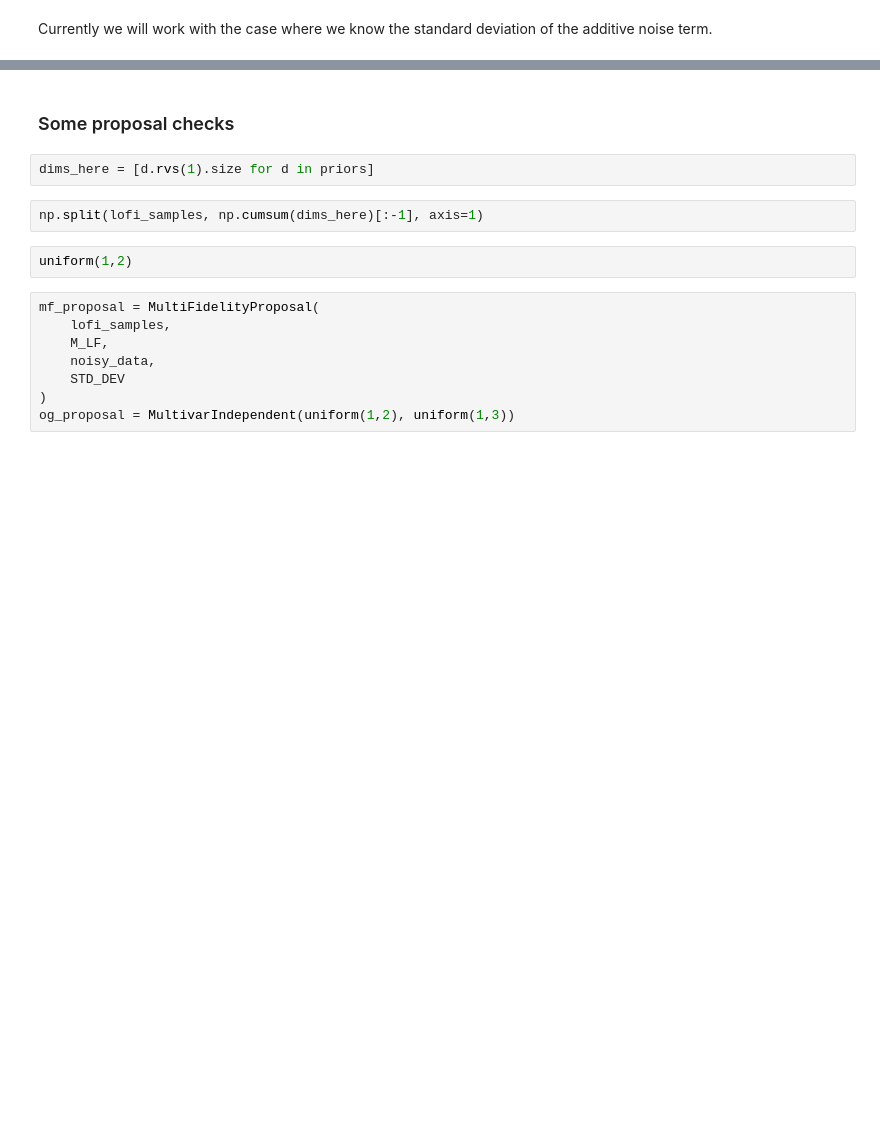
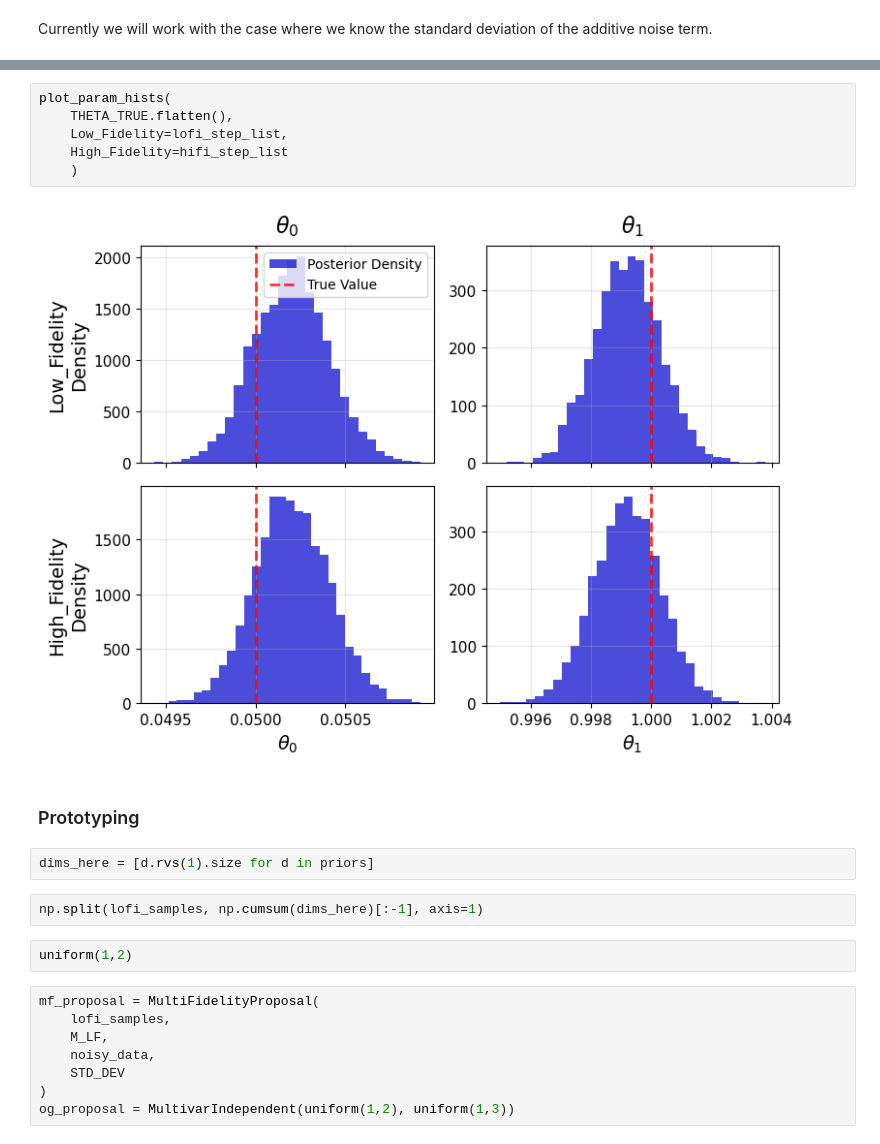
Before and after one commit to nasa/SMCPy, a Jupyter notebook: examples/mfmc/mfmc_dev_testing.ipynb, the cells around one changed output, grey strips where cells are left out. Cells and saved outputs as stored; diff of their text form; blank space fills up the shorter version.

```diff
--- a/examples/mfmc/mfmc_dev_testing.ipynb
+++ b/examples/mfmc/mfmc_dev_testing.ipynb
@@ -71,5 +285,13 @@ prop_phi_list = smc.phi_sequence
+# %%
+plot_param_hists(
+    THETA_TRUE.flatten(),
+    Low_Fidelity=lofi_step_list,
+    High_Fidelity=hifi_step_list
+    )
+# %% [output]
+[figure, added]
 # %% [markdown]
-### Some proposal checks
+### Prototyping
 # %%
 dims_here = [d.rvs(1).size for d in priors]
 # %%
```
Also changed, not shown: parts of 13 cells of this notebook, 2 other files.
